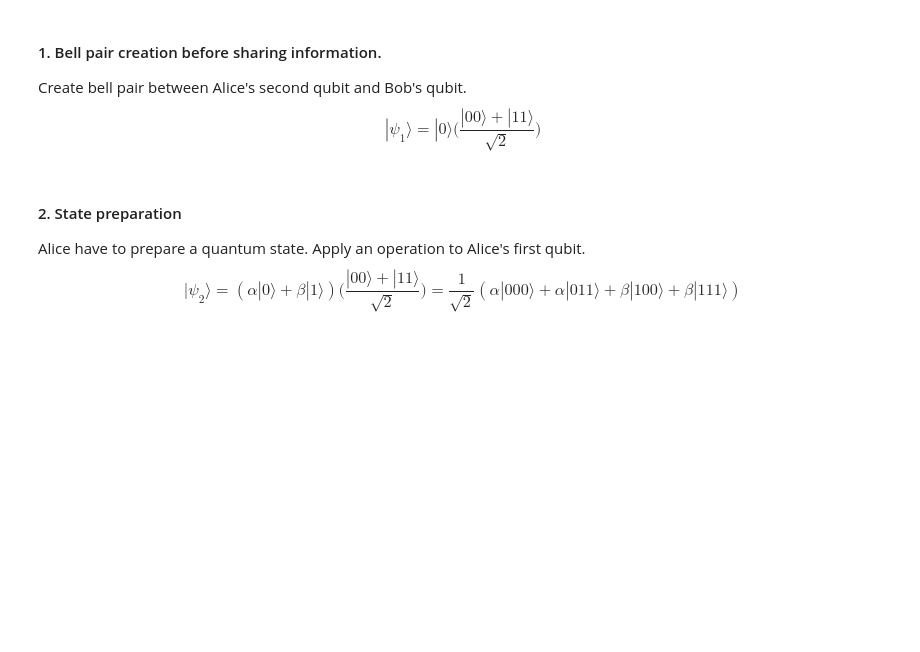
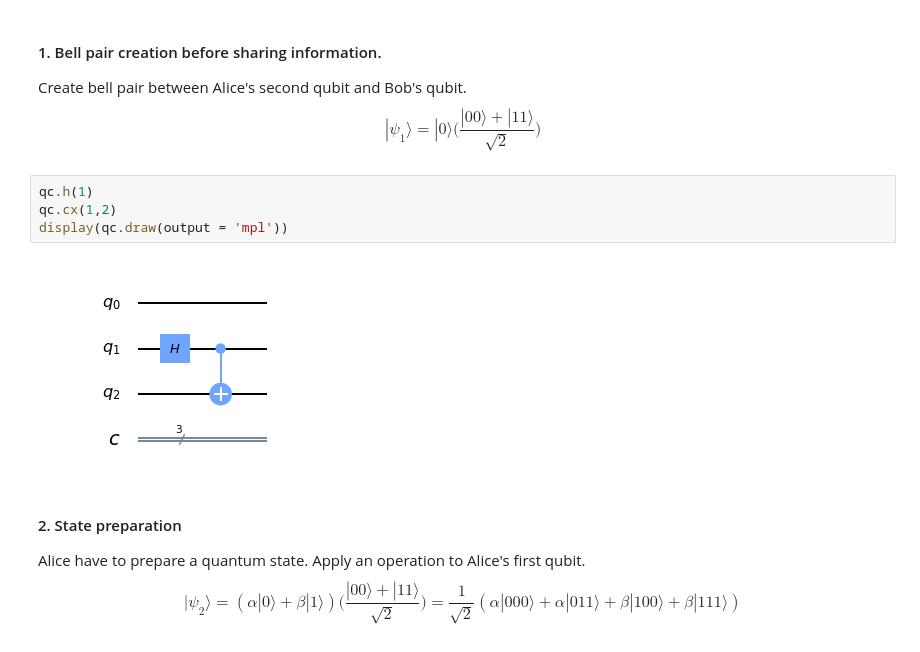
Before and after one commit to Chibikuri/Assignment, a Jupyter notebook: 3.teleportation/Notebook.ipynb, the cells around one changed output. Saved outputs shown, nothing was run; the diff lists cells and outputs as text; blank space fills up the shorter version.

```diff
--- a/3.teleportation/Notebook.ipynb
+++ b/3.teleportation/Notebook.ipynb
@@ -21,6 +31,12 @@ $$|\psi_0\rangle = |000\rangle = |00\rangle_{alice}|0\rangle_{bob}$$
 #### 1. Bell pair creation before sharing information.
 Create bell pair between Alice's second qubit and Bob's qubit.
 $$|\psi_1\rangle=|0\rangle\bigg(\frac{|00\rangle+|11\rangle}{\sqrt{2}}\bigg)$$
+# %%
+qc.h(1)
+qc.cx(1,2)
+display(qc.draw(output = 'mpl'))
+# %% [output]
+[figure, added]
 # %% [markdown]
 #### 2.  State preparation
 Alice have to prepare a quantum state.  Apply an operation to Alice's first qubit.
```
Also changed, not shown: parts of 5 cells of this notebook.
